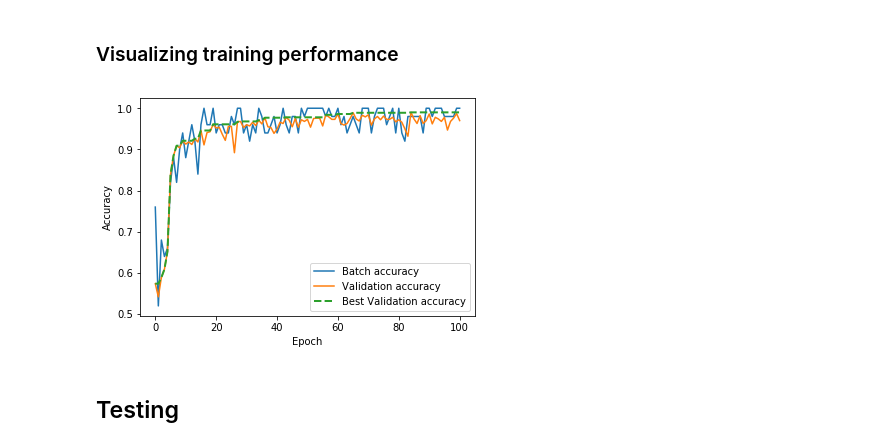
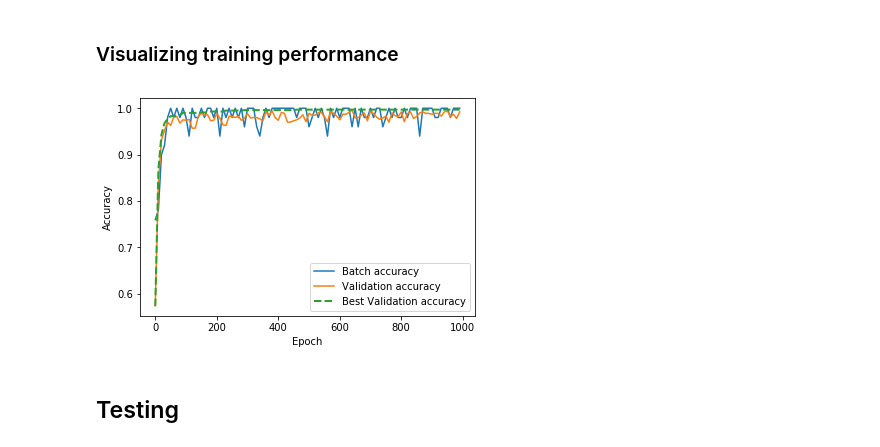
Before and after one commit to dsalgador/master-thesis, a Jupyter notebook: Imitation-Learning/Chapter5-Simulations.ipynb, the cells around one changed output. Saved outputs shown, nothing was run; the diff lists cells and outputs as text; code cells hidden in the pictures.

```diff
--- a/Imitation-Learning/Chapter5-Simulations.ipynb
+++ b/Imitation-Learning/Chapter5-Simulations.ipynb
@@ -257,7 +257,7 @@ if not os.path.exists(sim_directory):
 # %% [markdown]
 ## Deep Neural Network model
 # %%
-SIMULATION = 1
+SIMULATION = 2
 
 # Simulation parameters
 simulation_directory = './simulations/simulation{}'.format(SIMULATION)
@@ -494,20 +494,21 @@ Elapsed time  0.32  minutes.  Best Validation accuracy:  0.99
 # %%
 metrics = pd.read_table(training_file, sep = ",")
 metrics.head()
 
-plt.plot(metrics['epoch'],metrics['acc_train'], label = "Batch accuracy")
-plt.plot(metrics['epoch'],metrics['acc_val'], label = "Validation accuracy")
-plt.plot(metrics['epoch'],metrics['best_acc_val'], label = "Best Validation accuracy",linestyle = '--',linewidth = 2.0)
+indices = [i for i in range(0,1000,10)]
+plt.plot(metrics['epoch'][indices],metrics['acc_train'][indices], label = "Batch accuracy")
+plt.plot(metrics['epoch'][indices],metrics['acc_val'][indices], label = "Validation accuracy")
+plt.plot(metrics['epoch'][indices],metrics['best_acc_val'][indices], label = "Best Validation accuracy",linestyle = '--',linewidth = 2.0)
 
 plt.xlabel("Epoch")
 plt.ylabel("Accuracy")
 plt.legend(loc='best')
 
 plt.show()
 
 plt.close()
 # %% [output]
-[figure, old version]
+[figure, new version]
 # %% [markdown]
 ## Testing
 # %%
```
Also changed, not shown: parts of 6 cells of this notebook.
